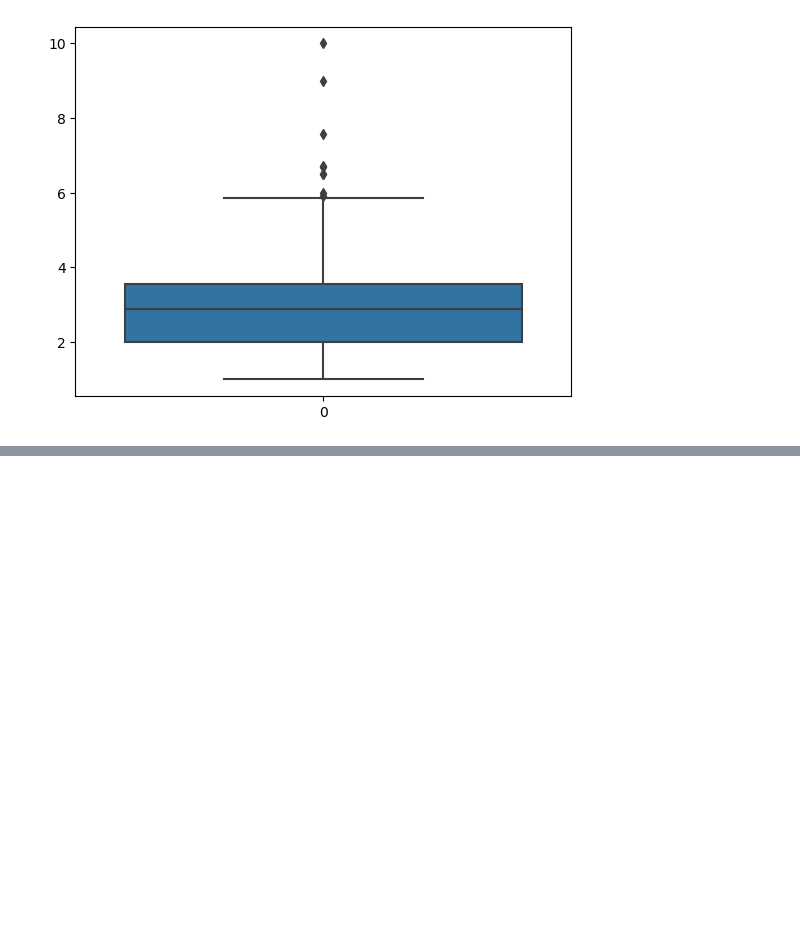
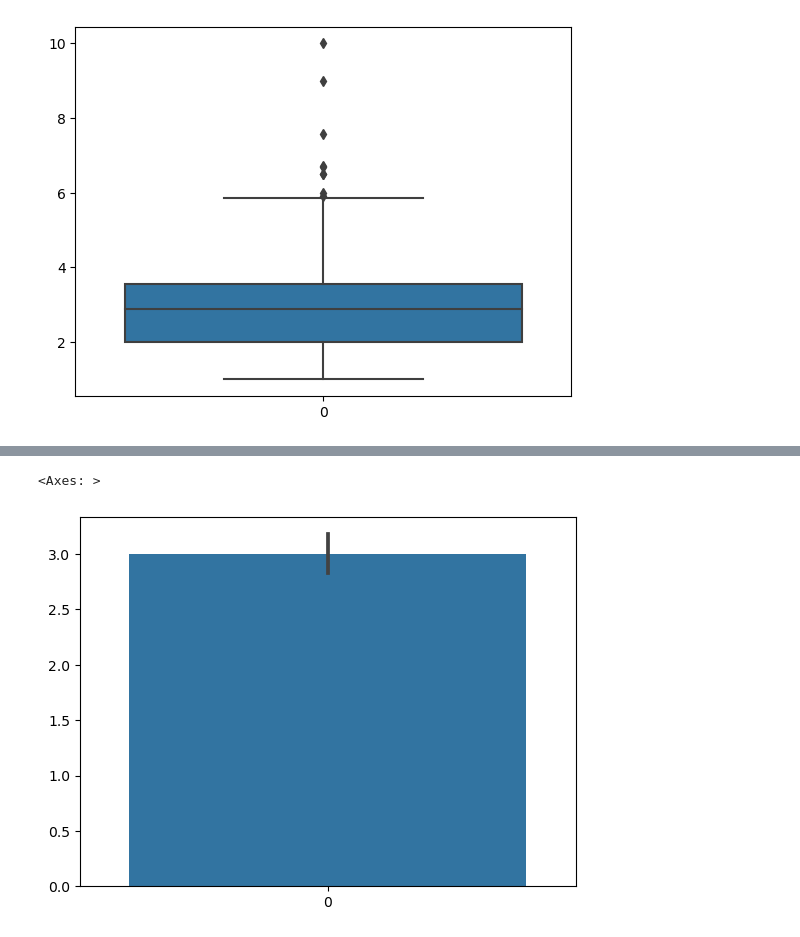
Before and after one commit to AbdulazizMaxmarayimov/homeworks-all, a Jupyter notebook: day1.ipynb, the cells around one changed output, grey strips where cells are left out. Drawn from its saved outputs; the diff is of its cells as text; code cells hidden in the pictures; blank space fills up the shorter version.

```diff
--- a/day1.ipynb
+++ b/day1.ipynb
@@ -34,0 +40,5 @@ sns.boxplot(tips['tip'])
+# %%
+sns.barplot(tips['tip'])
+# %% [output]
+<Axes: >
+[figure, added]
```
Also changed, not shown: parts of 2 cells of this notebook, 1 other file.
